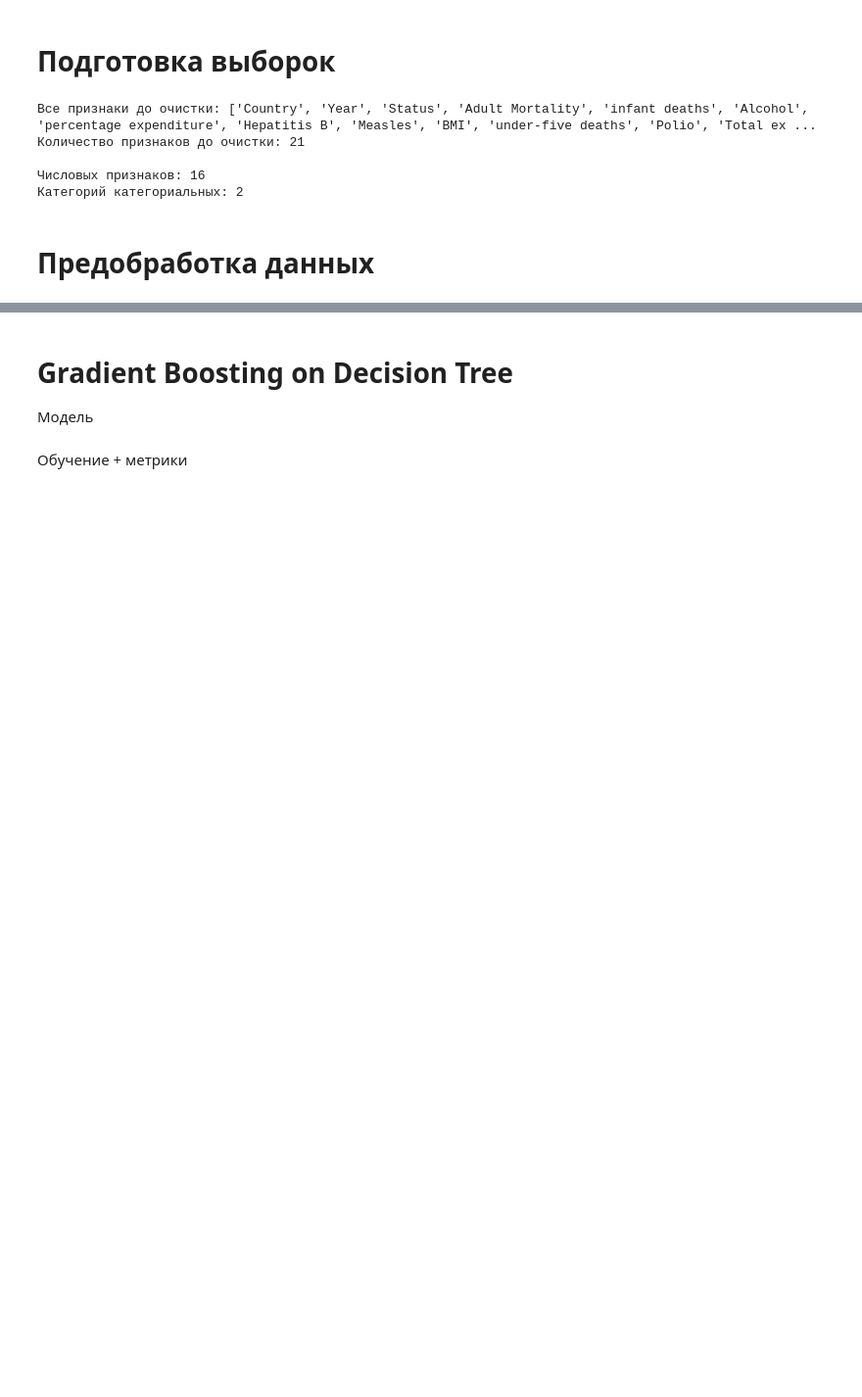
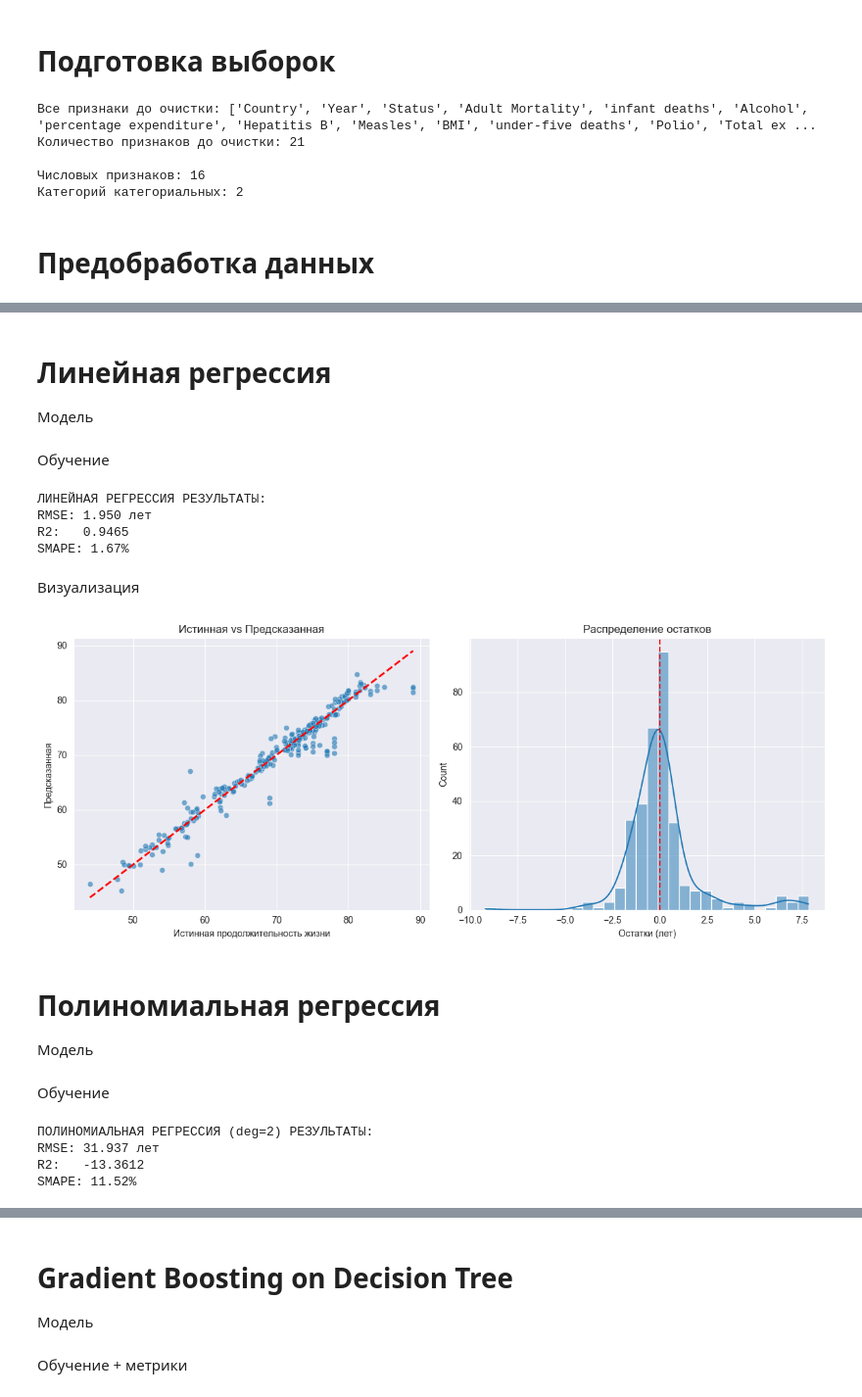
Before and after one commit to SavinskiVladimir/IntelliganceSystems, a Jupyter notebook: regression/life_exp.ipynb, the cells around one changed output, grey strips where cells are left out. Shown at 98% size. Cells and saved outputs as stored; diff of their text form; code cells hidden in the pictures; blank space fills up the shorter version.

Commit message:
Докинул методов для продолжительности жизни

```diff
--- a/regression/life_exp.ipynb
+++ b/regression/life_exp.ipynb
@@ -178,0 +186,55 @@ preprocessor = ColumnTransformer(
+# %% [markdown]
+# Линейная регрессия
+Модель
+# %%
+lin_reg = LinearRegression()
+
+pipe_lin = Pipeline([
+    ('preprocessor', preprocessor),
+    ('lin_reg', lin_reg)
+])
+# %% [markdown]
+Обучение
+# %%
+pipe_lin.fit(X_train, y_train)
+y_pred_lin = pipe_lin.predict(X_test)
+
+rmse_lin = np.sqrt(mean_squared_error(y_test, y_pred_lin))
+r2_lin = r2_score(y_test, y_pred_lin)
+smape_lin = smape(y_test, y_pred_lin)
+
+print(f"\nЛИНЕЙНАЯ РЕГРЕССИЯ РЕЗУЛЬТАТЫ:")
+print(f"RMSE: {rmse_lin:.3f} лет")
+print(f"R2:   {r2_lin:.4f}")
+print(f"SMAPE: {smape_lin:.2f}%")
+# %% [output]
+ЛИНЕЙНАЯ РЕГРЕССИЯ РЕЗУЛЬТАТЫ:
+RMSE: 1.950 лет
+R2:   0.9465
+SMAPE: 1.67%
+# %% [markdown]
+Визуализация
+# %%
+plt.figure(figsize=(12, 5))
+
+plt.subplot(1, 2, 1)
+sns.scatterplot(x=y_test, y=y_pred_lin, alpha=0.6)
+plt.plot([y_test.min(), y_test.max()], [y_test.min(), y_test.max()], 'r--', lw=2)
+plt.xlabel("Истинная продолжительность жизни")
+plt.ylabel("Предсказанная")
+plt.title("Истинная vs Предсказанная")
+
+plt.subplot(1, 2, 2)
+residuals = y_test - y_pred_lin
+sns.histplot(residuals, kde=True, bins=30)
+plt.xlabel("Остатки (лет)")
+plt.title("Распределение остатков")
+plt.axvline(0, color='red', linestyle='--')
+
+plt.tight_layout()
+plt.show()
+# %% [output]
+[figure, added]
+# %% [markdown]
+# Полиномиальная регрессия
+Модель
@@ -178,0 +247,19 @@ preprocessor = ColumnTransformer(
+# %% [markdown]
+Обучение
+# %%
+poly_reg.fit(X_train, y_train)
+y_pred_poly = poly_reg.predict(X_test)
+
+rmse_poly = np.sqrt(mean_squared_error(y_test, y_pred_poly))
+r2_poly = r2_score(y_test, y_pred_poly)
+smape_poly = smape(y_test, y_pred_poly)
+
+print(f"\nПОЛИНОМИАЛЬНАЯ РЕГРЕССИЯ (deg=2) РЕЗУЛЬТАТЫ:")
+print(f"RMSE: {rmse_poly:.3f} лет")
+print(f"R2:   {r2_poly:.4f}")
+print(f"SMAPE: {smape_poly:.2f}%")
+# %% [output]
+ПОЛИНОМИАЛЬНАЯ РЕГРЕССИЯ (deg=2) РЕЗУЛЬТАТЫ:
+RMSE: 31.937 лет
+R2:   -13.3612
+SMAPE: 11.52%
```
Also changed, not shown: parts of 29 cells of this notebook.
